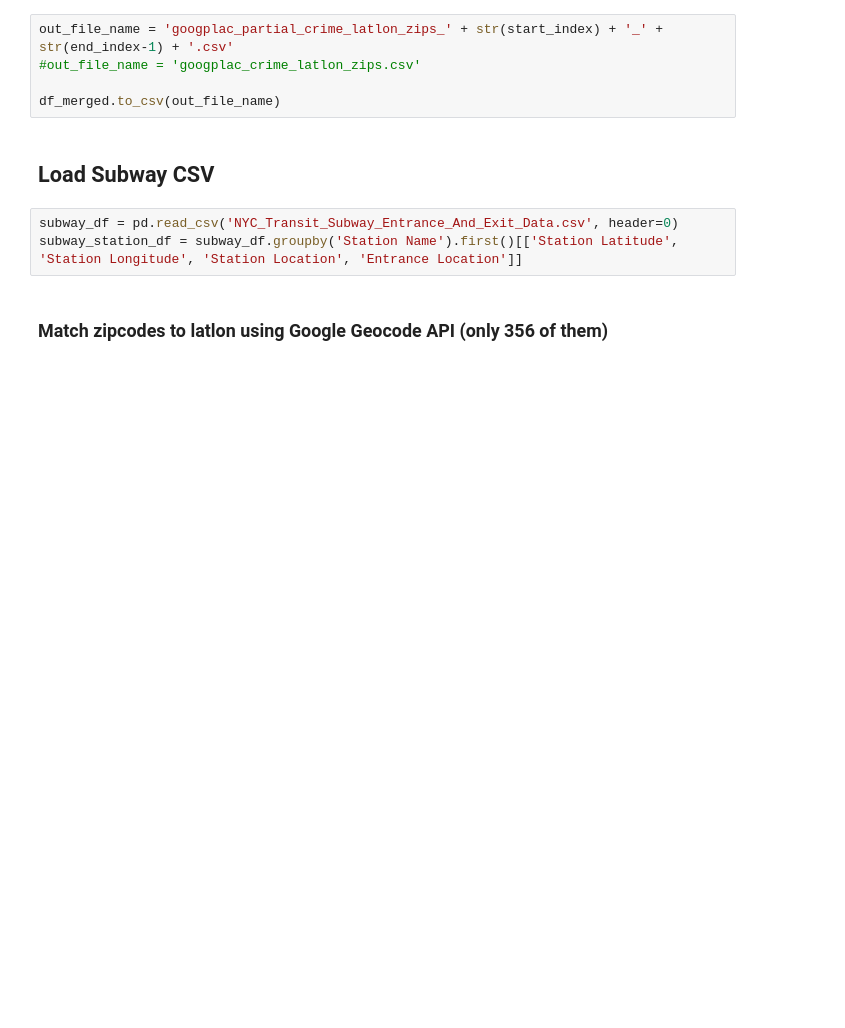
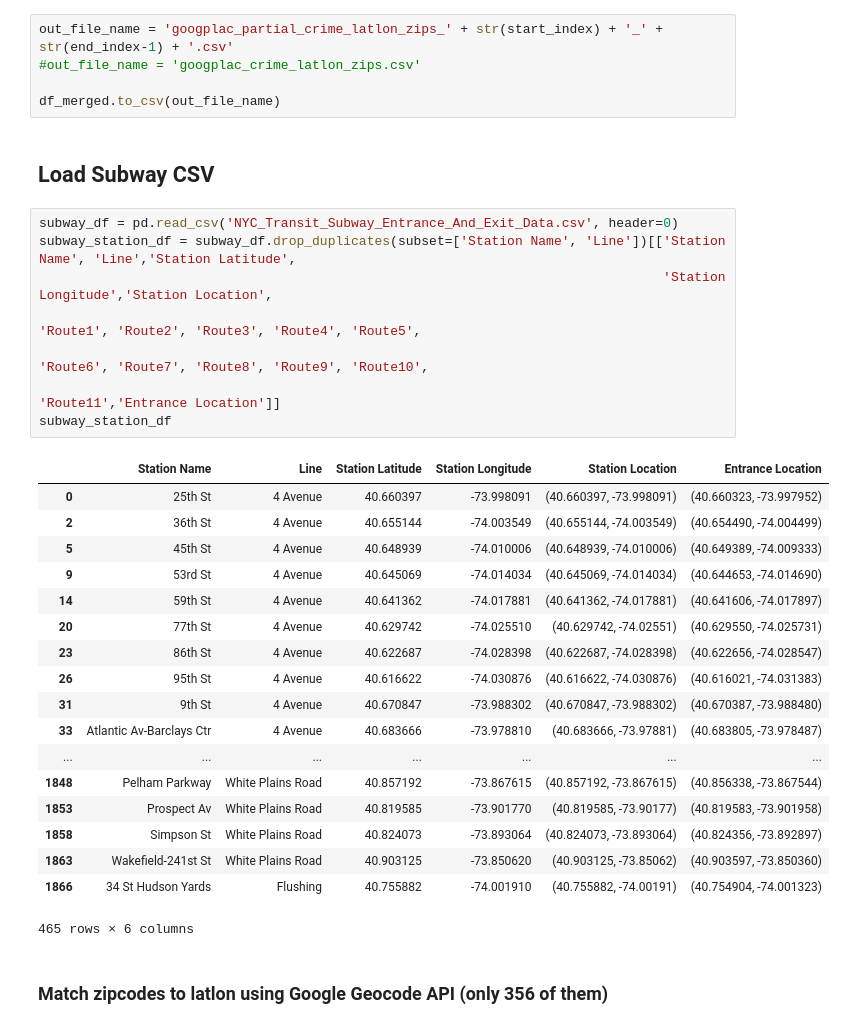
Before and after one commit to brenton72/NYC-crime-project, a Jupyter notebook: plotting_notebooks/Geocoding_notebook.ipynb, the cells around one changed output. Drawn from its saved outputs; the diff is of its cells as text; blank space fills up the shorter version.

```diff
--- a/plotting_notebooks/Geocoding_notebook.ipynb
+++ b/plotting_notebooks/Geocoding_notebook.ipynb
@@ -431,7 +431,31 @@ df_merged.to_csv(out_file_name)
 ## Load Subway CSV
 # %%
 subway_df = pd.read_csv('NYC_Transit_Subway_Entrance_And_Exit_Data.csv', header=0)
-subway_station_df = subway_df.groupby('Station Name').first()[['Station Latitude', 'Station Longitude', 'Station Location', 'Entrance Location']]
+subway_station_df = subway_df.drop_duplicates(subset=['Station Name', 'Line'])[['Station Name', 'Line','Station Latitude',
+                                                                                'Station Longitude','Station Location',
+                                                                                'Route1', 'Route2', 'Route3', 'Route4', 'Route5',
+                                                                                'Route6', 'Route7', 'Route8', 'Route9', 'Route10',
+                                                                                'Route11','Entrance Location']]
+subway_station_df
+# %% [output]
+|  | Station Name | Line | Station Latitude | Station Longitude | Station Location | Entrance Location |
+| 0 | 25th St | 4 Avenue | 40.660397 | -73.998091 | (40.660397, -73.998091) | (40.660323, -73.997952) |
+| 2 | 36th St | 4 Avenue | 40.655144 | -74.003549 | (40.655144, -74.003549) | (40.654490, -74.004499) |
+| 5 | 45th St | 4 Avenue | 40.648939 | -74.010006 | (40.648939, -74.010006) | (40.649389, -74.009333) |
+| 9 | 53rd St | 4 Avenue | 40.645069 | -74.014034 | (40.645069, -74.014034) | (40.644653, -74.014690) |
+| 14 | 59th St | 4 Avenue | 40.641362 | -74.017881 | (40.641362, -74.017881) | (40.641606, -74.017897) |
+| 20 | 77th St | 4 Avenue | 40.629742 | -74.025510 | (40.629742, -74.02551) | (40.629550, -74.025731) |
+| 23 | 86th St | 4 Avenue | 40.622687 | -74.028398 | (40.622687, -74.028398) | (40.622656, -74.028547) |
+| 26 | 95th St | 4 Avenue | 40.616622 | -74.030876 | (40.616622, -74.030876) | (40.616021, -74.031383) |
+| 31 | 9th St | 4 Avenue | 40.670847 | -73.988302 | (40.670847, -73.988302) | (40.670387, -73.988480) |
+| 33 | Atlantic Av-Barclays Ctr | 4 Avenue | 40.683666 | -73.978810 | (40.683666, -73.97881) | (40.683805, -73.978487) |
+| ... | ... | ... | ... | ... | ... | ... |
+| 1848 | Pelham Parkway | White Plains Road | 40.857192 | -73.867615 | (40.857192, -73.867615) | (40.856338, -73.867544) |
+| 1853 | Prospect Av | White Plains Road | 40.819585 | -73.901770 | (40.819585, -73.90177) | (40.819583, -73.901958) |
+| 1858 | Simpson St | White Plains Road | 40.824073 | -73.893064 | (40.824073, -73.893064) | (40.824356, -73.892897) |
+| 1863 | Wakefield-241st St | White Plains Road | 40.903125 | -73.850620 | (40.903125, -73.85062) | (40.903597, -73.850360) |
+| 1866 | 34 St Hudson Yards | Flushing | 40.755882 | -74.001910 | (40.755882, -74.00191) | (40.754904, -74.001323) |
+465 rows × 6 columns
 # %% [markdown]
 ### Match zipcodes to latlon using Google Geocode API (only 356 of them)
 # %%
```
Also changed, not shown: parts of 7 cells of this notebook, 1 other file.
